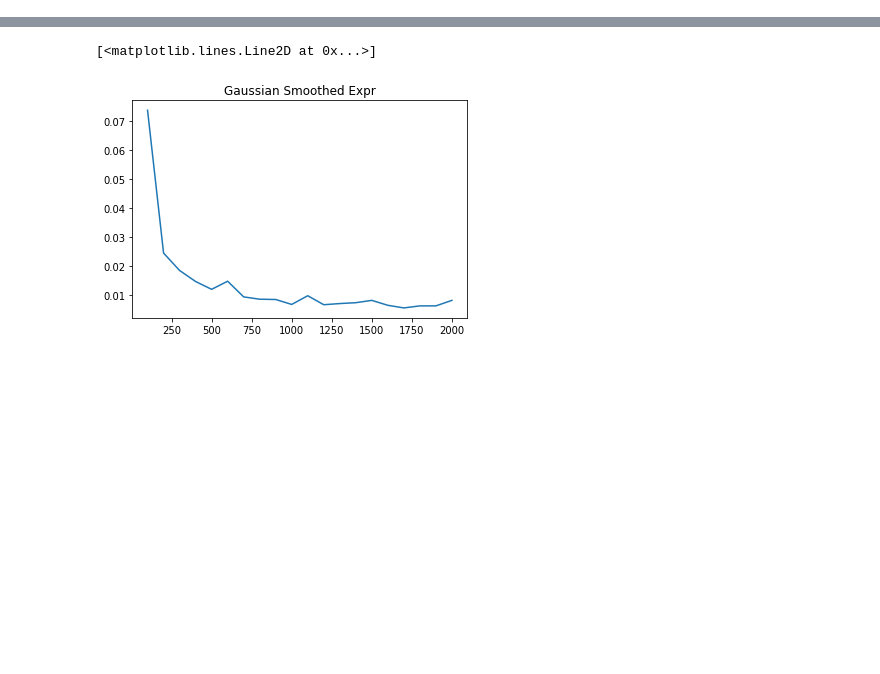
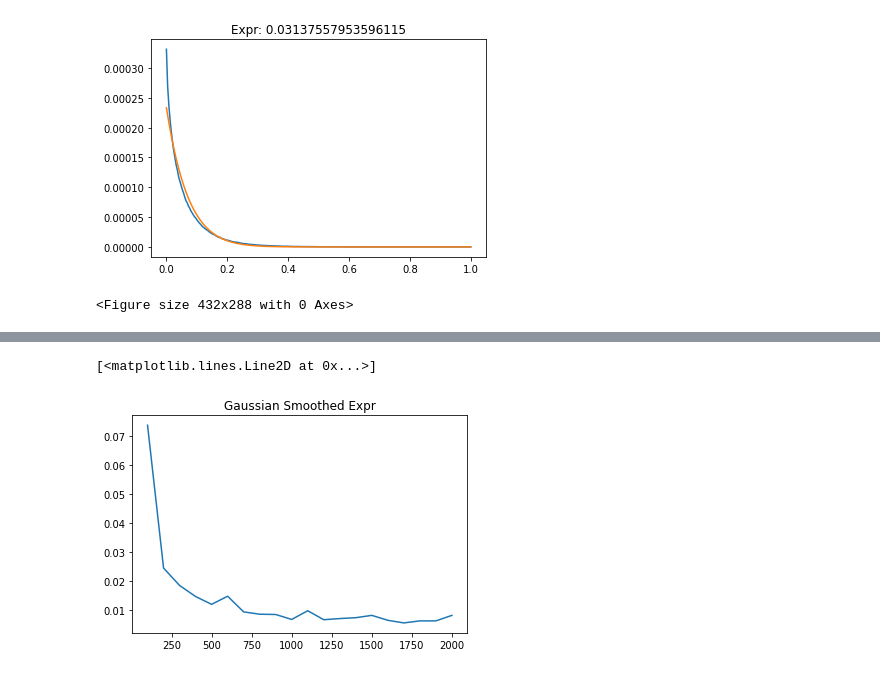
Before and after one commit to String137/PQC, a Jupyter notebook: PQCNN.ipynb, the cells around one changed output, grey strips where cells are left out. Saved outputs shown, nothing was run; the diff lists cells and outputs as text; code cells hidden in the pictures; blank space fills up the shorter version.

```diff
--- a/PQCNN.ipynb
+++ b/PQCNN.ipynb
@@ -119,0 +173,3 @@ epoch:  2000 loss:  tensor(0.0082, grad_fn=<KlDivBackward>)
+# %%
+pqc.train(1000)
+# %% [output]
@@ -119,0 +193,2 @@ epoch:  2000 loss:  tensor(0.0082, grad_fn=<KlDivBackward>)
+[figure, added]
+<Figure size 432x288 with 0 Axes>
```
Also changed, not shown: parts of 9 cells of this notebook.
